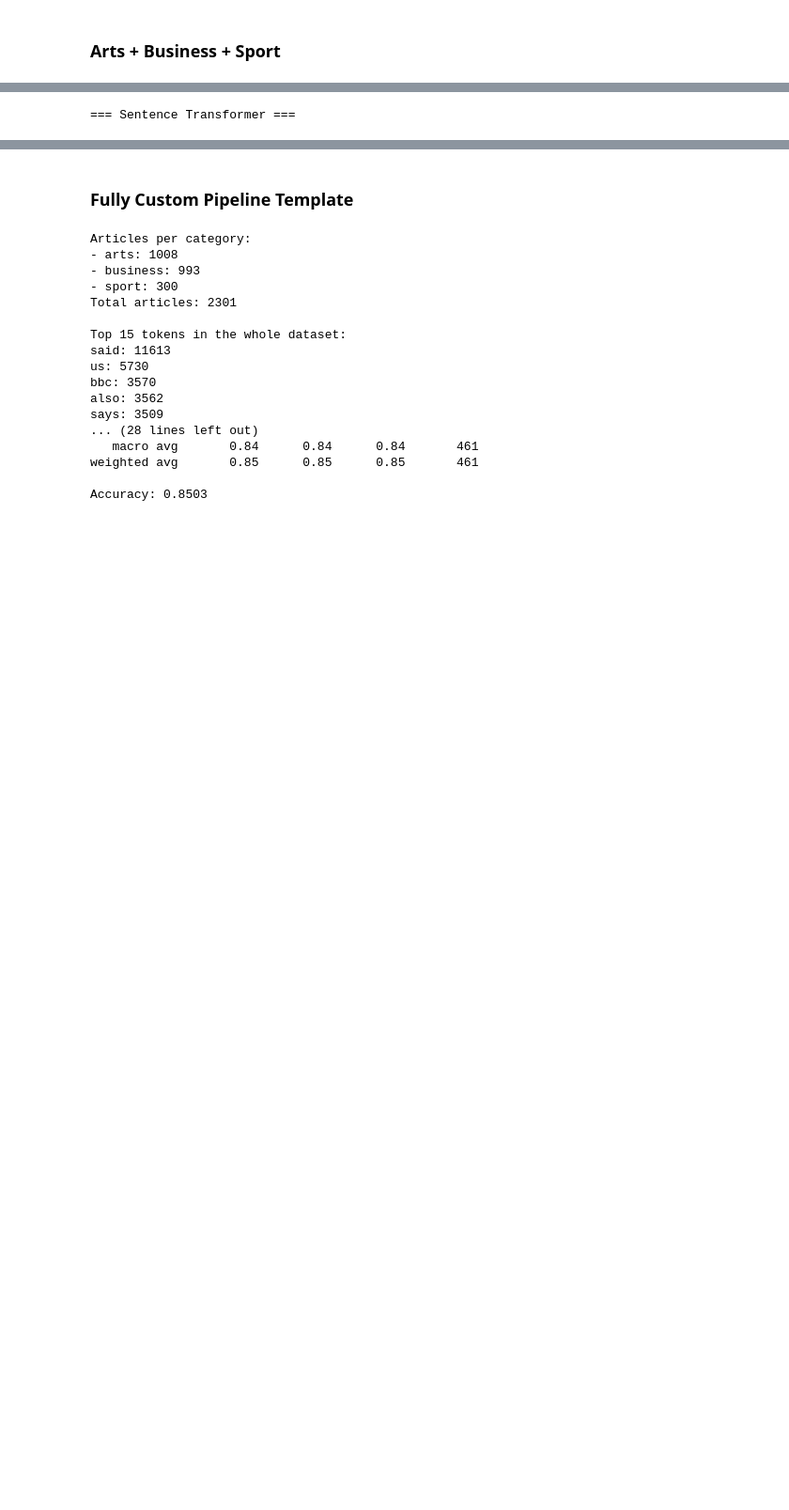
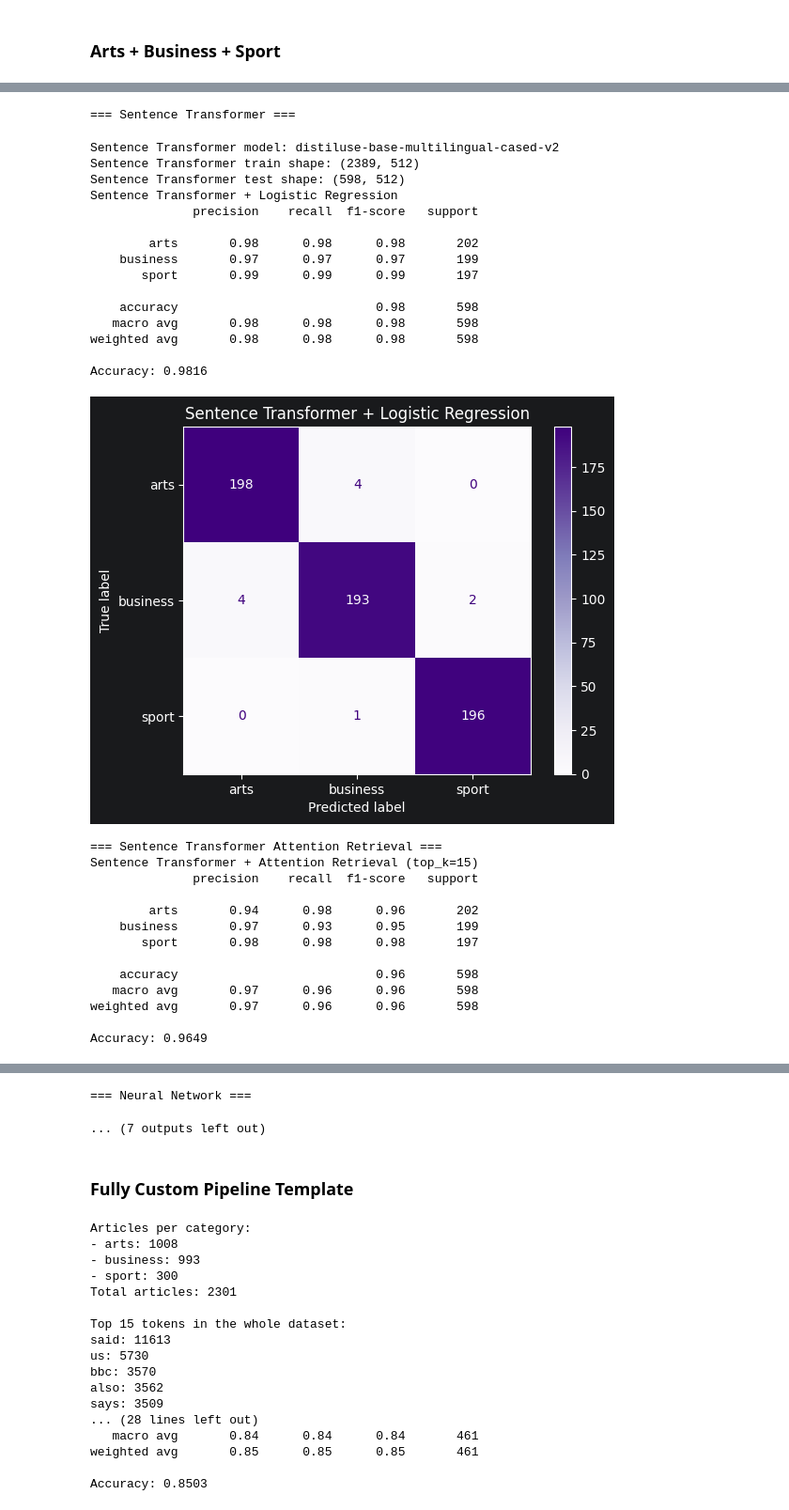
Before and after one commit to mckanziek/bbc-news-categorization, a Jupyter notebook: bbc_categorization.ipynb, the cells around one changed output, grey strips where cells are left out. Shown at 94% size. Cells and saved outputs as stored; diff of their text form; code cells hidden in the pictures; blank space fills up the shorter version.

```diff
--- a/bbc_categorization.ipynb
+++ b/bbc_categorization.ipynb
@@ -830,6 +903,7 @@ pipeline_arts_business_sport = run_pipeline(
     run_word2vec_model=True,
     run_neural_model=True,
     run_sentence_transformer_model=True,
+    run_sentence_transformer_attention_model=True,
     show_top_tokens=False,
 )
 # %% [output]
@@ -859,30 +933,59 @@ TF-IDF test shape: (598, 54511)
 Logistic Regression
               precision    recall  f1-score   support
 
         arts       0.99      0.99      0.99       202
     business       0.98      0.98      0.98       199
        sport       0.99      0.99      0.99       197
 
     accuracy                           0.99       598
    macro avg       0.99      0.99      0.99       598
 weighted avg       0.99      0.99      0.99       598
 
 Accuracy: 0.9883
 [figure]
 === Word2Vec ===
 Word2Vec train shape: (2389, 100)
 Word2Vec test shape: (598, 100)
 Word2Vec + Logistic Regression
               precision    recall  f1-score   support
 
         arts       0.99      0.98      0.98       202
     business       0.97      0.99      0.98       199
        sport       1.00      0.98      0.99       197
 
     accuracy                           0.98       598
    macro avg       0.98      0.98      0.98       598
 weighted avg       0.98      0.98      0.98       598
 
 Accuracy: 0.9833
 [figure]
 === Sentence Transformer ===
+Sentence Transformer model: distiluse-base-multilingual-cased-v2
+Sentence Transformer train shape: (2389, 512)
+Sentence Transformer test shape: (598, 512)
+Sentence Transformer + Logistic Regression
+              precision    recall  f1-score   support
+
+        arts       0.98      0.98      0.98       202
+    business       0.97      0.97      0.97       199
+       sport       0.99      0.99      0.99       197
+
+    accuracy                           0.98       598
+   macro avg       0.98      0.98      0.98       598
+weighted avg       0.98      0.98      0.98       598
+
+Accuracy: 0.9816
+[figure, added]
+=== Sentence Transformer Attention Retrieval ===
+Sentence Transformer + Attention Retrieval (top_k=15)
+              precision    recall  f1-score   support
+
+        arts       0.94      0.98      0.96       202
+    business       0.97      0.93      0.95       199
+       sport       0.98      0.98      0.98       197
+
+    accuracy                           0.96       598
+   macro avg       0.97      0.96      0.96       598
+weighted avg       0.97      0.96      0.96       598
+
+Accuracy: 0.9649
@@ -889,3 +993,5 @@ Accuracy: 0.9833
+=== Neural Network ===
+... (7 outputs left out)
 # %% [markdown]
 ### Fully Custom Pipeline Template
 # %%
```
Also changed, not shown: parts of 6 cells of this notebook.
